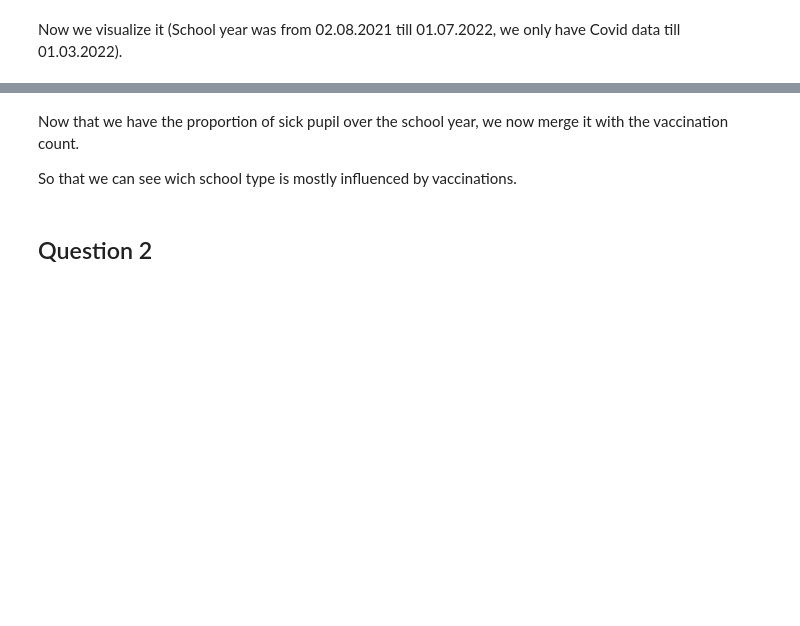
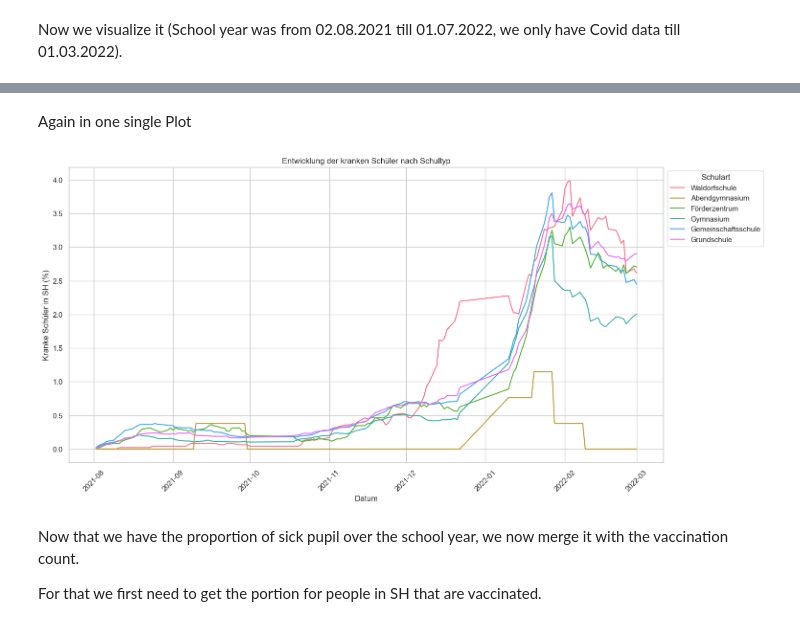
Before and after one commit to JanBaumgart/Jan_MADE, a Jupyter notebook: project/data_exploration.ipynb, the cells around one changed output, grey strips where cells are left out. Drawn from its saved outputs; the diff is of its cells as text; code cells hidden in the pictures; blank space fills up the shorter version.

```diff
--- a/project/data_exploration.ipynb
+++ b/project/data_exploration.ipynb
@@ -224,6 +300,23 @@ plt.show()
+# %% [markdown]
+Again in one single Plot
+# %%
+# Definieren einer individuellen Farbpalette für die Linien, da sie sonst alle gleich sind.
+custom_palette = seab.color_palette("husl", n_colors=len(merged_df2_3['Schulart'].unique()))
+
+# Stacked Area Chart für kranke Schüler (%) nach Schultyp
+plt.figure(figsize=(16, 8))
+seab.lineplot(x=merged_df2_3.index, y='Kranke Schüler (%)', hue='Schulart', data=merged_df2_3, palette=custom_palette, err_style=None)
+
+plt.xlabel('Datum')
+plt.ylabel('Kranke Schüler in SH (%)')
+plt.title('Entwicklung der kranken Schüler nach Schultyp')
+
+plt.legend(title='Schulart', loc='upper left', bbox_to_anchor=(1, 1))
+plt.xticks(rotation=45)
+plt.show()
+# %% [output]
+[figure, added]
 # %% [markdown]
 Now that we have the proportion of sick pupil over the school year, we now merge it with the vaccination count.
 
-So that we can see wich school type is mostly influenced by vaccinations.
+For that we first need to get the portion for people in SH that are vaccinated.
-# %% [markdown]
-## Question 2
```
Also changed, not shown: parts of 25 cells of this notebook, 1 other file.
